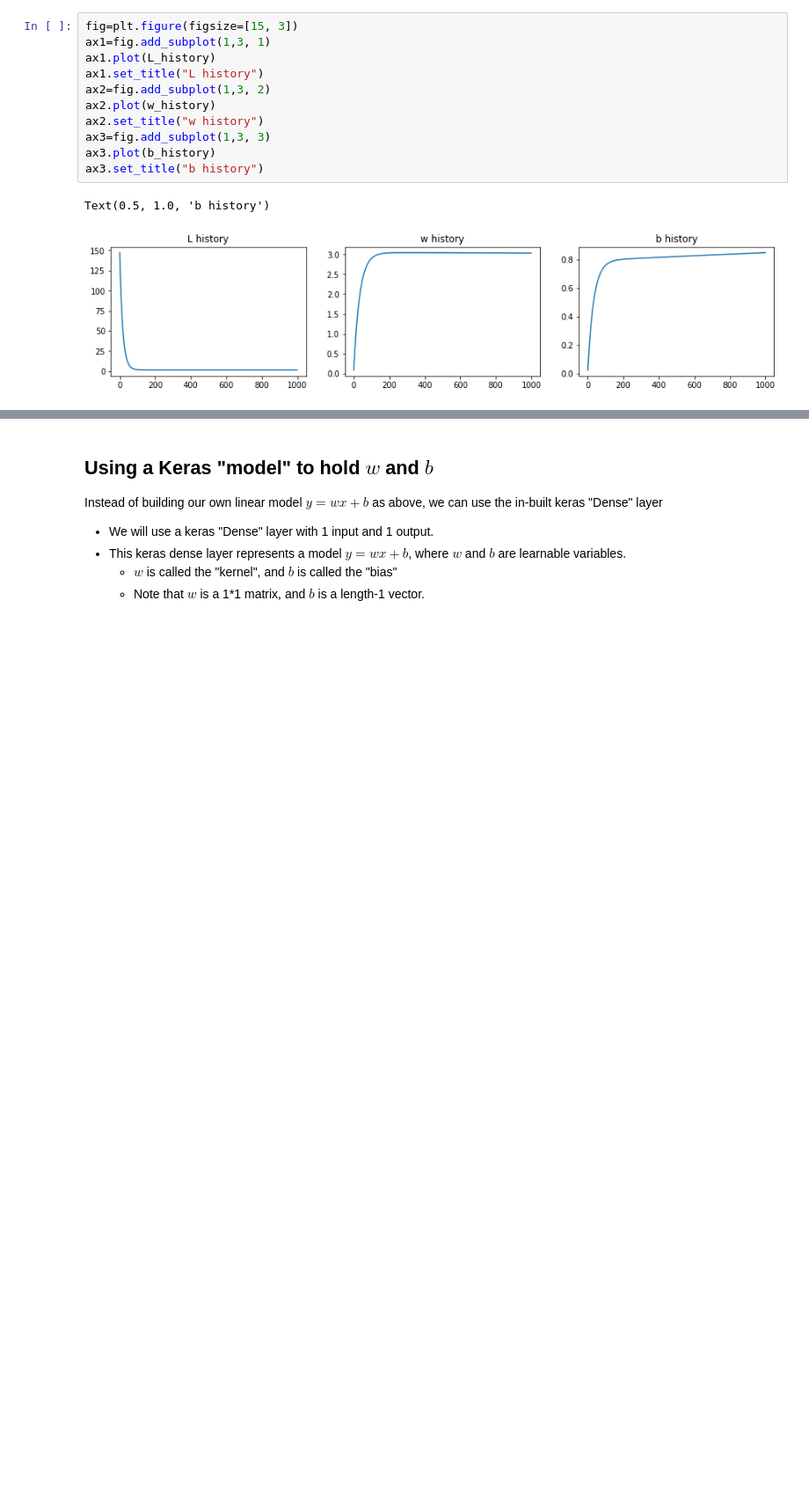
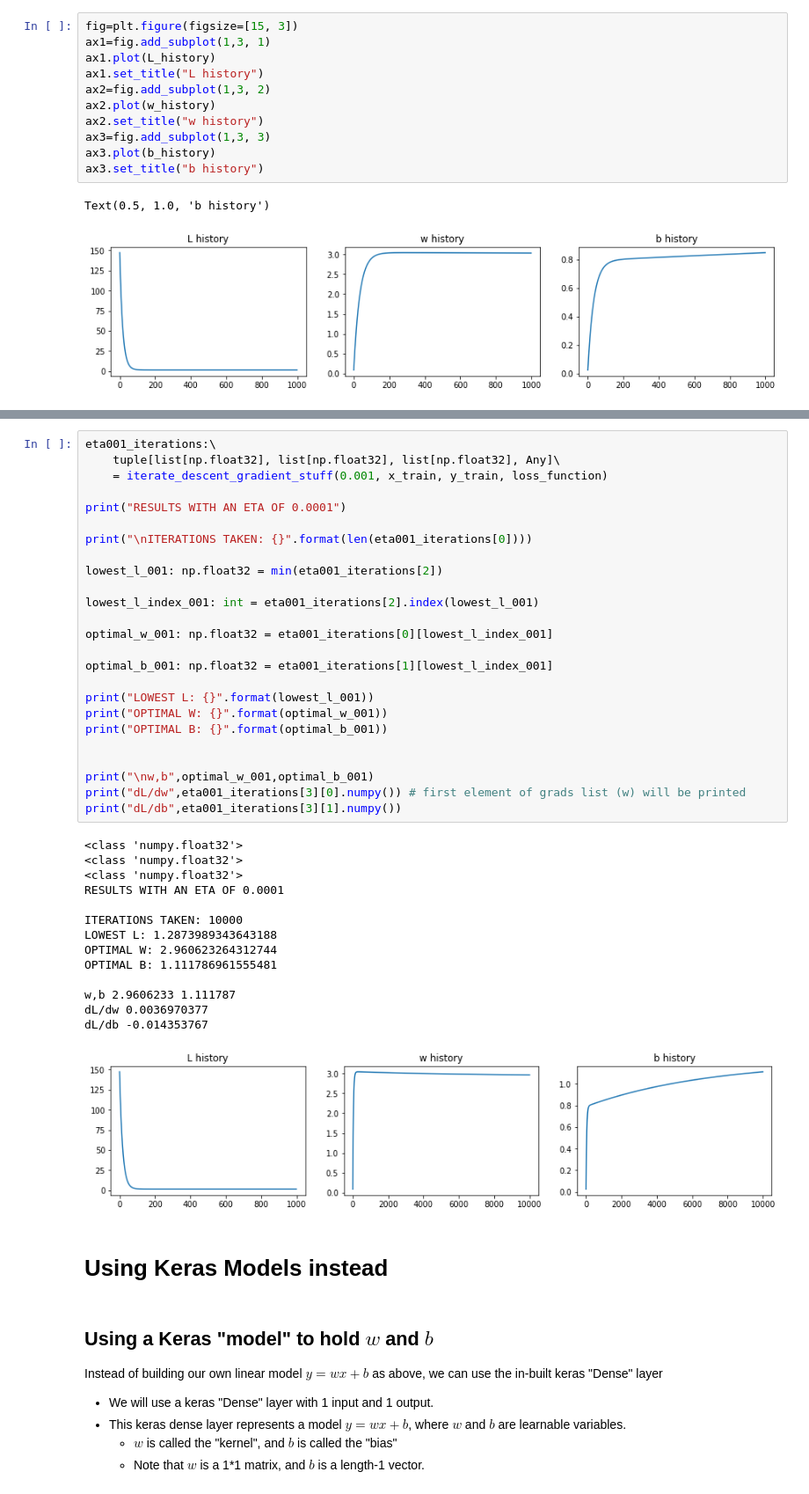
Before and after one commit to 11BelowStudio/ce811, a Jupyter notebook: lab2exercises/part1-IntroRegressionGradientDescent.ipynb, the cells around one changed output, grey strips where cells are left out. Shown at 88% size. Saved outputs shown, nothing was run; the diff lists cells and outputs as text; blank space fills up the shorter version.

```diff
--- a/lab2exercises/part1-IntroRegressionGradientDescent.ipynb
+++ b/lab2exercises/part1-IntroRegressionGradientDescent.ipynb
@@ -407,3 +567,45 @@ AttributeError: 'numpy.float32' object has no attribute 'name'
+# %%
+eta001_iterations:\
+    tuple[list[np.float32], list[np.float32], list[np.float32], Any]\
+    = iterate_descent_gradient_stuff(0.001, x_train, y_train, loss_function)
+
+print("RESULTS WITH AN ETA OF 0.0001")
+
+print("\nITERATIONS TAKEN: {}".format(len(eta001_iterations[0])))
+
+lowest_l_001: np.float32 = min(eta001_iterations[2])
+
+lowest_l_index_001: int = eta001_iterations[2].index(lowest_l_001)
+
+optimal_w_001: np.float32 = eta001_iterations[0][lowest_l_index_001]
+
+optimal_b_001: np.float32 = eta001_iterations[1][lowest_l_index_001]
+
+print("LOWEST L: {}".format(lowest_l_001))
+print("OPTIMAL W: {}".format(optimal_w_001))
+print("OPTIMAL B: {}".format(optimal_b_001))
+
+
+print("\nw,b",optimal_w_001,optimal_b_001)
+print("dL/dw",eta001_iterations[3][0].numpy()) # first element of grads list (w) will be printed
+print("dL/db",eta001_iterations[3][1].numpy())
+# %% [output]
+<class 'numpy.float32'>
+<class 'numpy.float32'>
+<class 'numpy.float32'>
+RESULTS WITH AN ETA OF 0.0001
+
+ITERATIONS TAKEN: 10000
+LOWEST L: 1.2873989343643188
+OPTIMAL W: 2.960623264312744
+OPTIMAL B: 1.111786961555481
+
+w,b 2.9606233 1.111787
+dL/dw 0.0036970377
+dL/db -0.014353767
+[figure, added]
+# %% [markdown]
+# Using Keras Models instead
 # %% [markdown]
 ## Using a Keras "model" to hold $w$ and $b$
 Instead of building our own linear model $y=wx+b$ as above, we can use the in-built keras "Dense" layer
```
Also changed, not shown: parts of 25 cells of this notebook, 2 other files.
